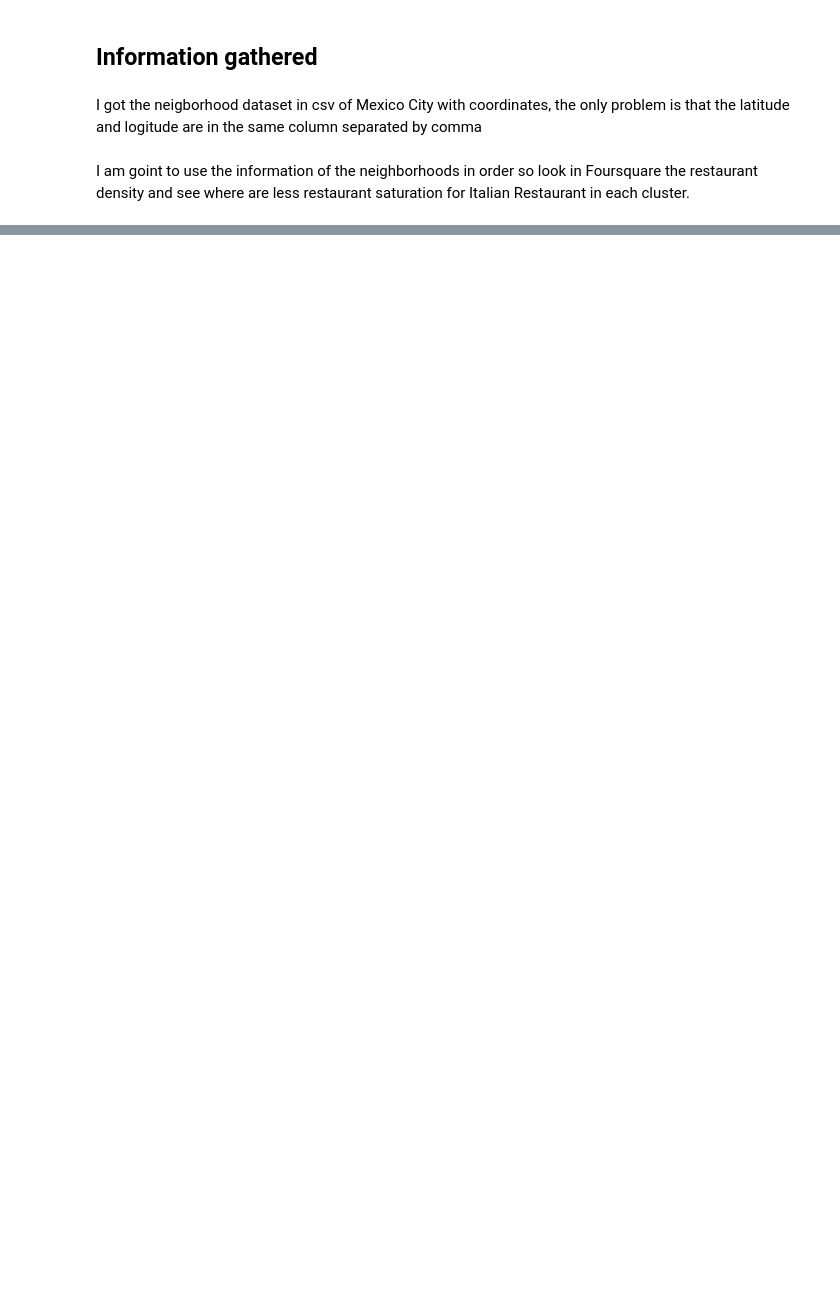
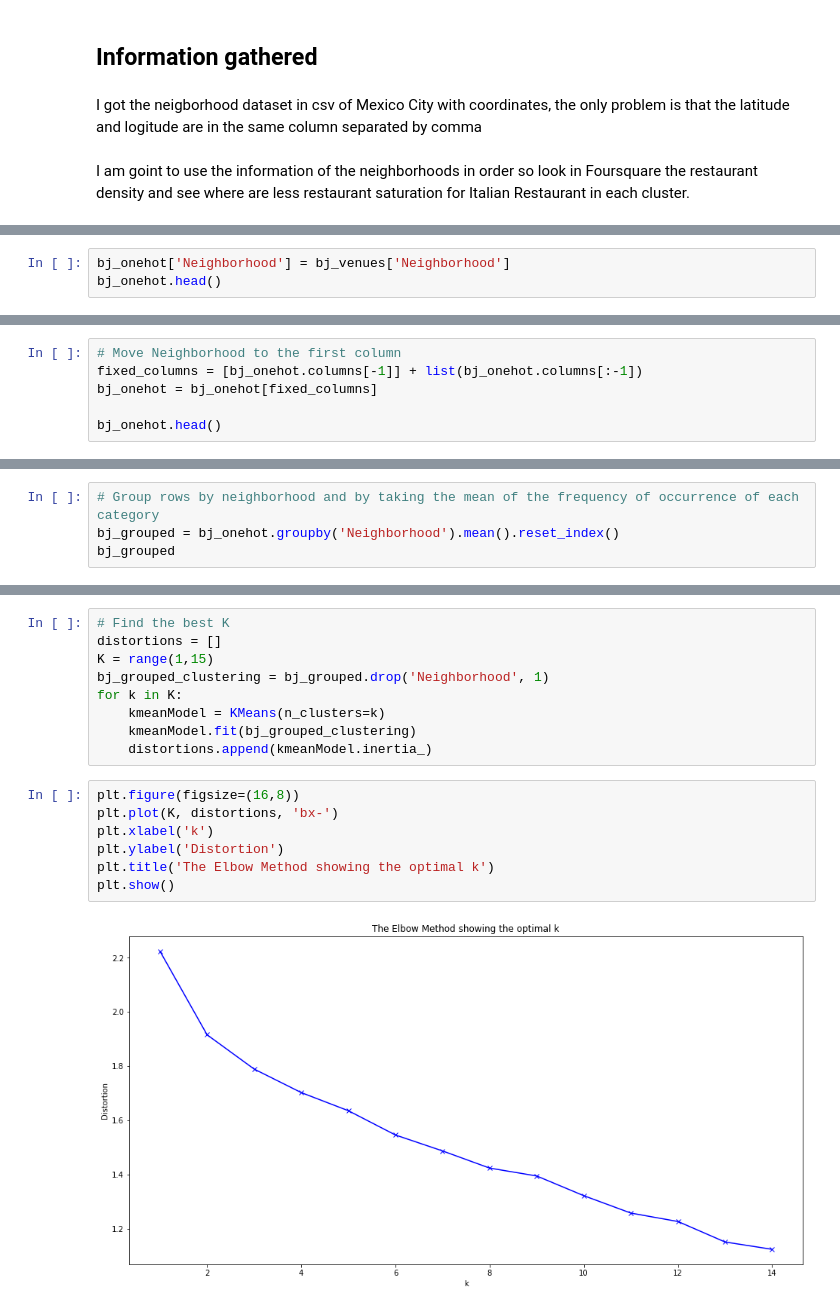
Before and after one commit to novfrost/Coursera_Capstone_IBM, a Jupyter notebook: The Battle of the Neighborhoods/TheBattleOfTheNeighborhoods.ipynb, the cells around one changed output, grey strips where cells are left out. Drawn from its saved outputs; the diff is of its cells as text; blank space fills up the shorter version.

```diff
--- a/The Battle of the Neighborhoods/TheBattleOfTheNeighborhoods.ipynb
+++ b/The Battle of the Neighborhoods/TheBattleOfTheNeighborhoods.ipynb
@@ -32,0 +353,3 @@ df.head()
+# %%
+bj_onehot['Neighborhood'] = bj_venues['Neighborhood']
+bj_onehot.head()
@@ -32,0 +364,6 @@ df.head()
+# %%
+# Move Neighborhood to the first column
+fixed_columns = [bj_onehot.columns[-1]] + list(bj_onehot.columns[:-1])
+bj_onehot = bj_onehot[fixed_columns]
+
+bj_onehot.head()
@@ -32,0 +378,4 @@ df.head()
+# %%
+# Group rows by neighborhood and by taking the mean of the frequency of occurrence of each category
+bj_grouped = bj_onehot.groupby('Neighborhood').mean().reset_index()
+bj_grouped
@@ -32,0 +466,18 @@ df.head()
+# %%
+# Find the best K
+distortions = []
+K = range(1,15)
+bj_grouped_clustering = bj_grouped.drop('Neighborhood', 1)
+for k in K:
+    kmeanModel = KMeans(n_clusters=k)
+    kmeanModel.fit(bj_grouped_clustering)
+    distortions.append(kmeanModel.inertia_)
+# %%
+plt.figure(figsize=(16,8))
+plt.plot(K, distortions, 'bx-')
+plt.xlabel('k')
+plt.ylabel('Distortion')
+plt.title('The Elbow Method showing the optimal k')
+plt.show()
+# %% [output]
+[figure, added]
```
Also changed, not shown: parts of 53 cells of this notebook, 14 other files.
